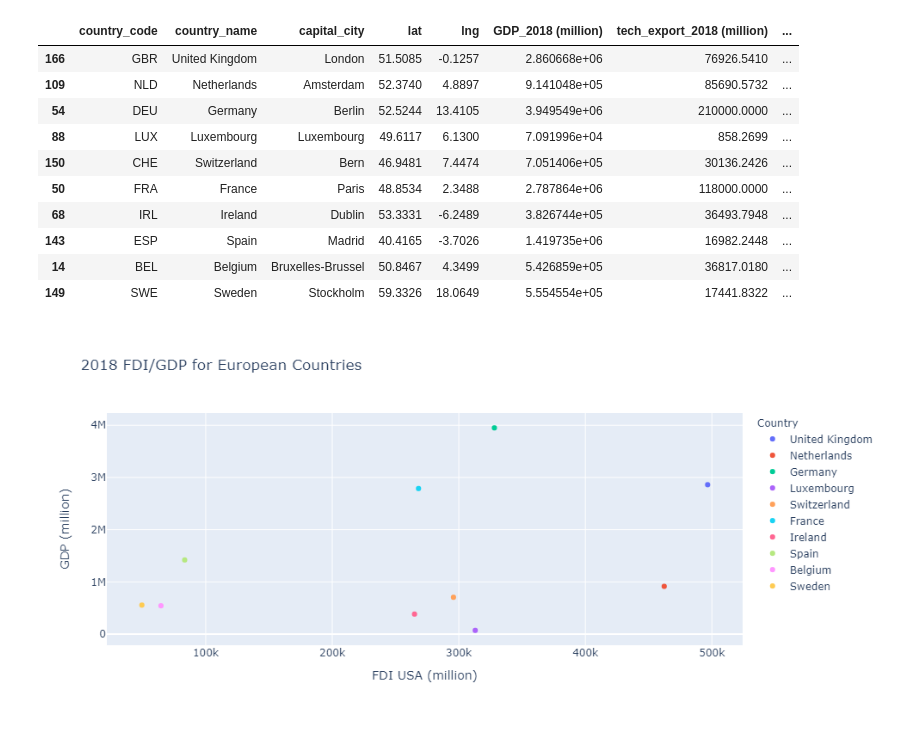
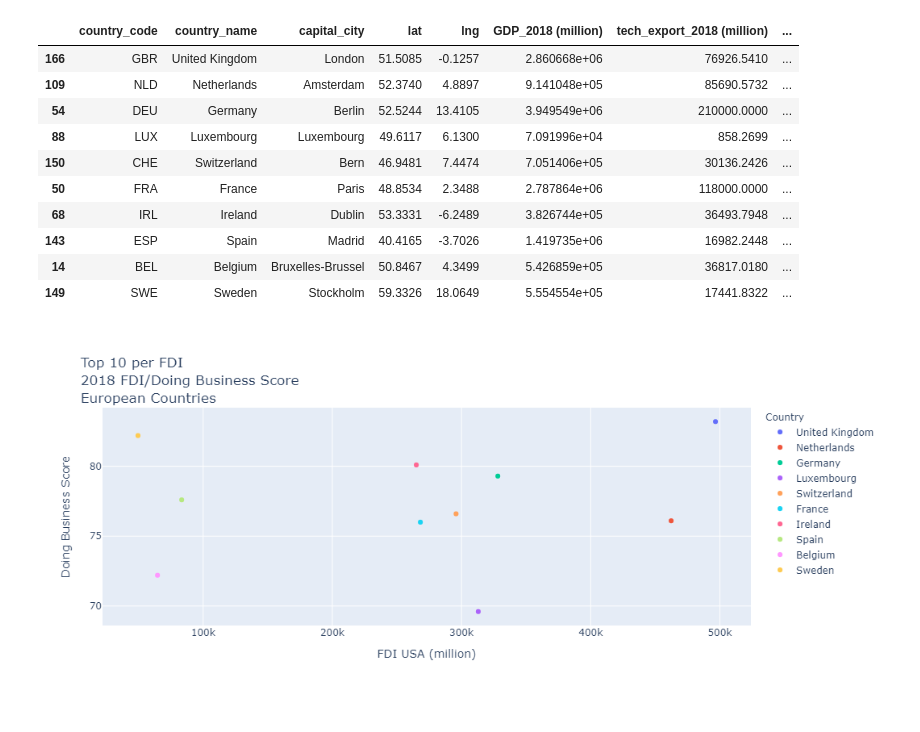
Before and after one commit to sabrinasaleh/Data_Munging_Plotting, a Jupyter notebook: europe/main-ed.ipynb, the cells around one changed output. Drawn from its saved outputs; the diff is of its cells as text; code cells hidden in the pictures.

```diff
--- a/europe/main-ed.ipynb
+++ b/europe/main-ed.ipynb
@@ -315,19 +337,19 @@ europe_top_10_format_name = europe_top_10.rename(
         "country_name": "Country",
         "GDP_2018 (million)": "GDP (million)",
         "tech_export_2018 (million)": "Tech Export (million)",
-        "doing_business_2018": "Doing Business",
+        "doing_business_2018": "Doing Business Score",
         "fdi_USA_2018 (million)": "FDI USA (million)",
     }
 )
-
-europe_top_10_fdi_gdp_scatter = px.scatter(
-    europe_top_10_format_name,
-    x="FDI USA (million)",
-    y="GDP (million)",
-    title="2018 FDI/GDP for European Countries",
-    color="Country",
-)
-europe_top_10_fdi_gdp_scatter.write_image("europe_top_10_fdi_gdp_scatter.png")
-europe_top_10_fdi_gdp_scatter
-# %% [output]
-[figure, removed]
+# %%
+europe_top_10_fdi_db_scatter = px.scatter(
+    europe_top_10_format_name,
+    x="FDI USA (million)",
+    y="Doing Business Score",
+    title="Top 10 per FDI<br>2018 FDI/Doing Business Score<br>European Countries",
+    color="Country",
+)
+europe_top_10_fdi_db_scatter.write_image("europe_top_10_fdi_db_scatter.png")
+europe_top_10_fdi_db_scatter
+# %% [output]
+[figure, added]
```
Also changed, not shown: parts of 9 cells of this notebook, 6 other files.
